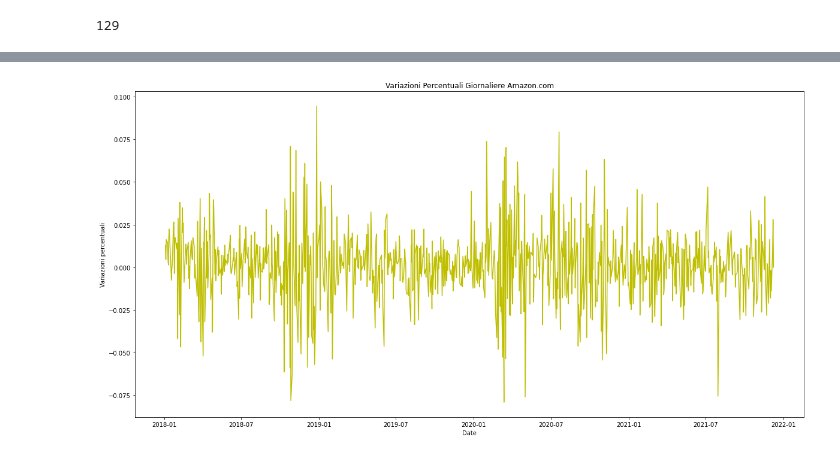
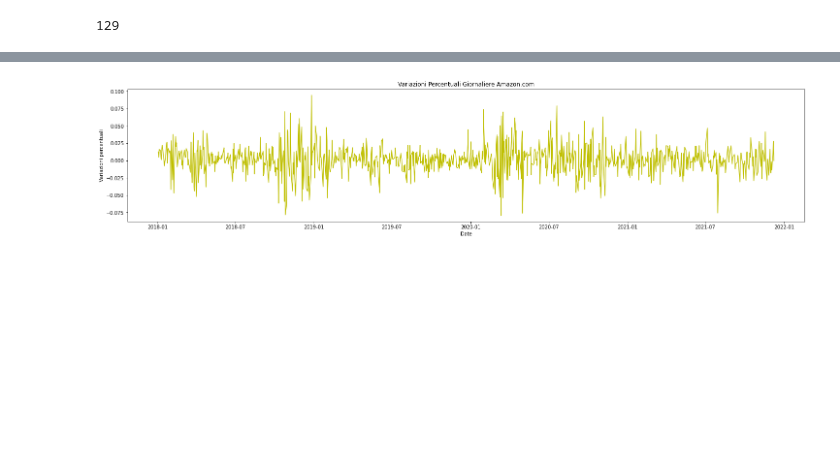
Before and after one commit to NicoloMaffi/MICRO_5BROB, a Jupyter notebook: notebook-esercizi-numpy.ipynb, the cells around one changed output, grey strips where cells are left out. Saved outputs shown, nothing was run; the diff lists cells and outputs as text; code cells hidden in the pictures; blank space fills up the shorter version.

```diff
--- a/notebook-esercizi-numpy.ipynb
+++ b/notebook-esercizi-numpy.ipynb
@@ -585,12 +601,15 @@ x = str_to_date_v(dati["Date"], '%Y-%m-%d')
 # %%
+str_to_date_v = np.vectorize(dt.datetime.strptime)
+
+x = str_to_date_v(dati["Date"], '%Y-%m-%d')
 y = dati["AMZN%"]
 
-fig, ax = plt.subplots(figsize=(20, 10))
+fig, ax = plt.subplots(figsize=(25, 5))
 ax.plot(x, y, "y")
 ax.set_title("Variazioni Percentuali Giornaliere Amazon.com")
 ax.set_xlabel("Date")
 ax.set_ylabel("Variazioni percentuali")
 plt.show()
 # %% [output]
-[figure, old version]
+[figure, new version]
 # %%
```
Also changed, not shown: parts of 11 cells of this notebook.
